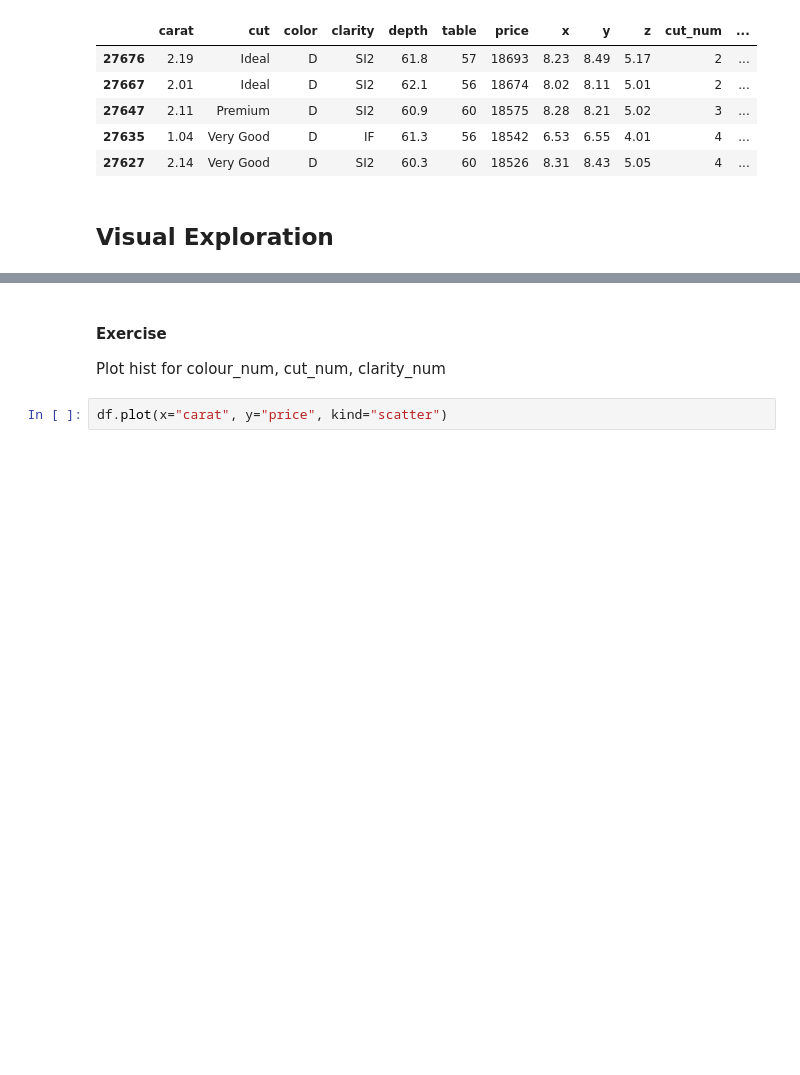
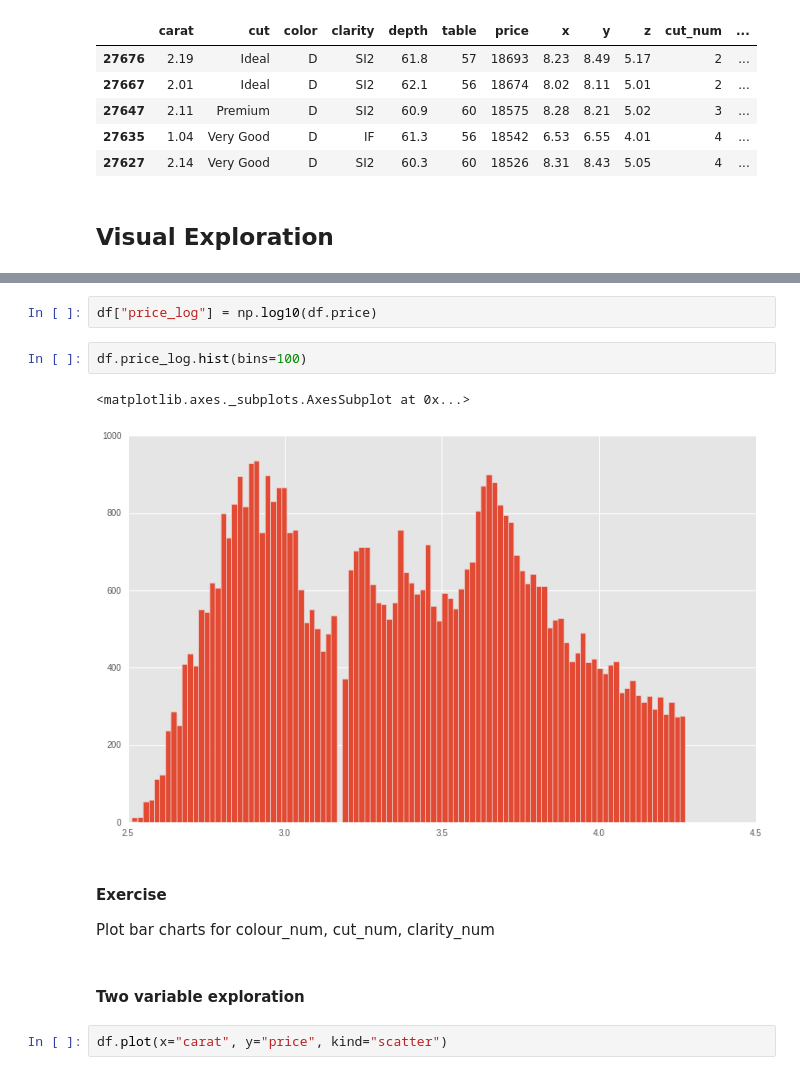
Before and after one commit to ababook/intro-python-data-science, a Jupyter notebook: diamonds/Diamonds.ipynb, the cells around one changed output, grey strips where cells are left out. Saved outputs shown, nothing was run; the diff lists cells and outputs as text; blank space fills up the shorter version.

```diff
--- a/diamonds/Diamonds.ipynb
+++ b/diamonds/Diamonds.ipynb
@@ -132,6 +149,15 @@ df.carat.hist(bins=100)
+# %%
+df["price_log"] = np.log10(df.price)
+# %%
+df.price_log.hist(bins=100)
+# %% [output]
+<matplotlib.axes._subplots.AxesSubplot at 0x...>
+[figure, added]
 # %% [markdown]
 #### Exercise
-Plot hist for colour_num, cut_num, clarity_num
+Plot bar charts for colour_num, cut_num, clarity_num
+# %% [markdown]
+#### Two variable exploration
 # %%
 df.plot(x="carat", y="price", kind="scatter")
 # %% [output]
```
Also changed, not shown: parts of 32 cells of this notebook.
